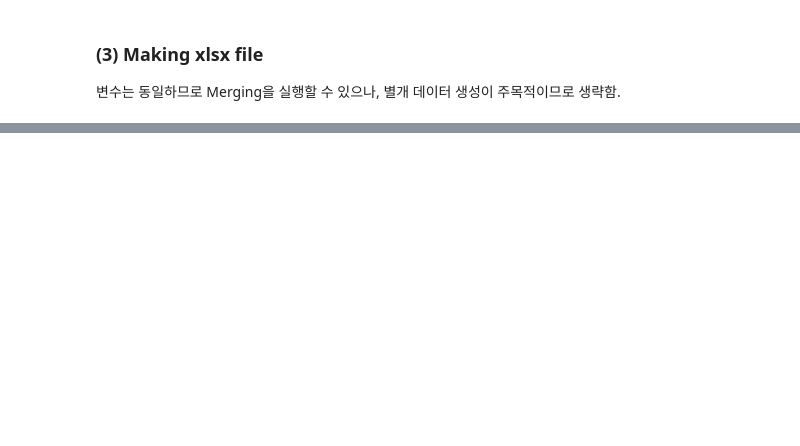
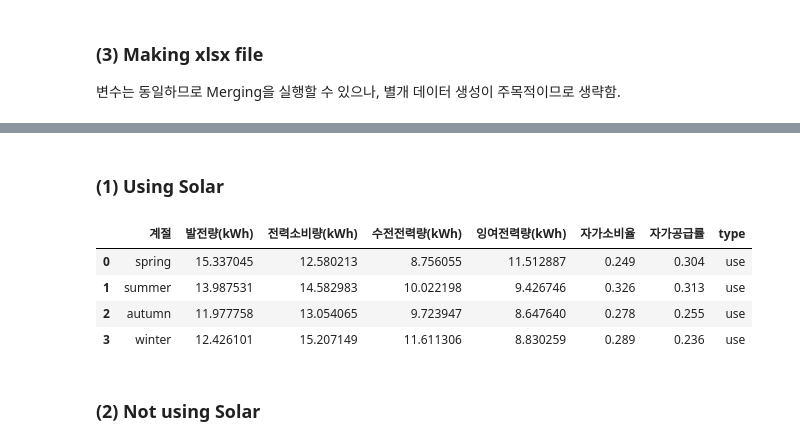
Before and after one commit to hyeondk/PV-Smart-Metering-2022, a Jupyter notebook: 2. Analysis Code/6. Making final results/3. data_average.ipynb, the cells around one changed output, grey strips where cells are left out. Drawn from its saved outputs; the diff is of its cells as text; code cells hidden in the pictures; blank space fills up the shorter version.

```diff
--- a/2. Analysis Code/6. Making final results/3. data_average.ipynb
+++ b/2. Analysis Code/6. Making final results/3. data_average.ipynb
@@ -283,0 +390,12 @@ data_frame_time2.to_excel(xlsx_name2, sheet_name='hour_average', index=False)
+# %%
+# 결과 Dictionary
+data_time2 = {}
+data_time2['연도'] = []
+data_time2['월'] = []
+data_time2['발전량(kWh)'] = []
+data_time2['전력소비량(kWh)'] = []
+data_time2['수전전력량(kWh)'] = []
+data_time2['잉여전력량(kWh)'] = []
+data_time2['자가소비율'] = []
+data_time2['자가공급률'] = []
+data_time2['type'] = []
@@ -283,0 +478,13 @@ data_frame_time2.to_excel(xlsx_name2, sheet_name='hour_average', index=False)
+# %% [markdown]
+### (1) Using Solar
+# %%
+# 결과 Dictionary
+data_time = {}
+data_time['계절'] = []
+data_time['발전량(kWh)'] = []
+data_time['전력소비량(kWh)'] = []
+data_time['수전전력량(kWh)'] = []
+data_time['잉여전력량(kWh)'] = []
+data_time['자가소비율'] = []
+data_time['자가공급률'] = []
+data_time['type'] = []
@@ -283,0 +536,10 @@ data_frame_time2.to_excel(xlsx_name2, sheet_name='hour_average', index=False)
+# %%
+data_frame_time
+# %% [output]
+|  | 계절 | 발전량(kWh) | 전력소비량(kWh) | 수전전력량(kWh) | 잉여전력량(kWh) | 자가소비율 | 자가공급률 | type |
+| 0 | spring | 15.337045 | 12.580213 | 8.756055 | 11.512887 | 0.249 | 0.304 | use |
+| 1 | summer | 13.987531 | 14.582983 | 10.022198 | 9.426746 | 0.326 | 0.313 | use |
+| 2 | autumn | 11.977758 | 13.054065 | 9.723947 | 8.647640 | 0.278 | 0.255 | use |
+| 3 | winter | 12.426101 | 15.207149 | 11.611306 | 8.830259 | 0.289 | 0.236 | use |
+# %% [markdown]
+### (2) Not using Solar
```
Also changed, not shown: parts of 34 cells of this notebook.
